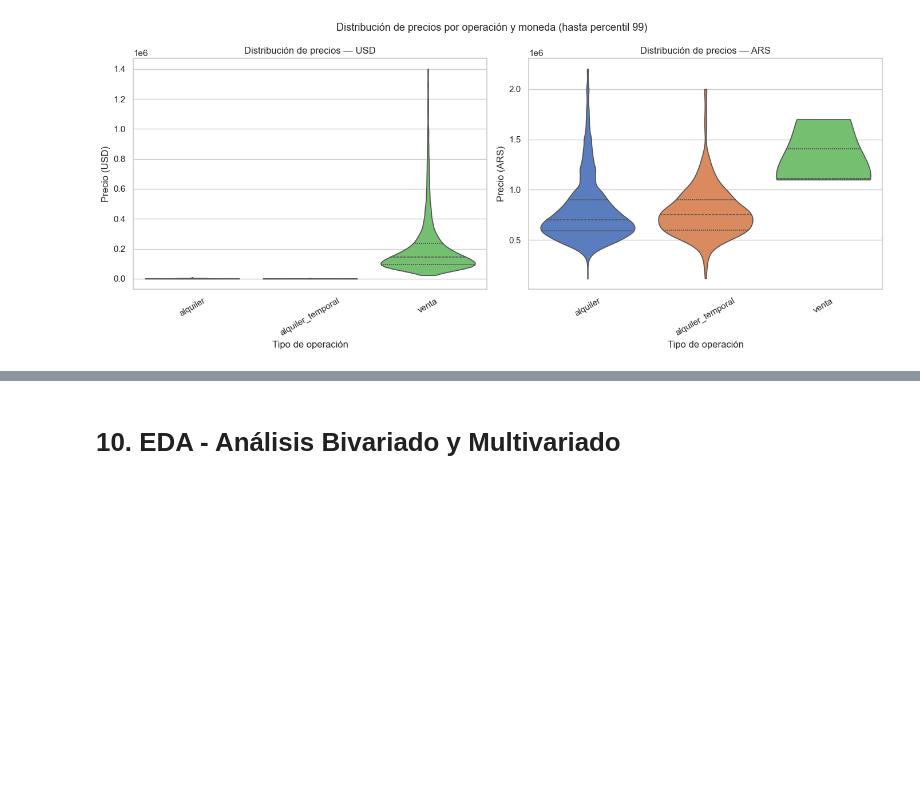
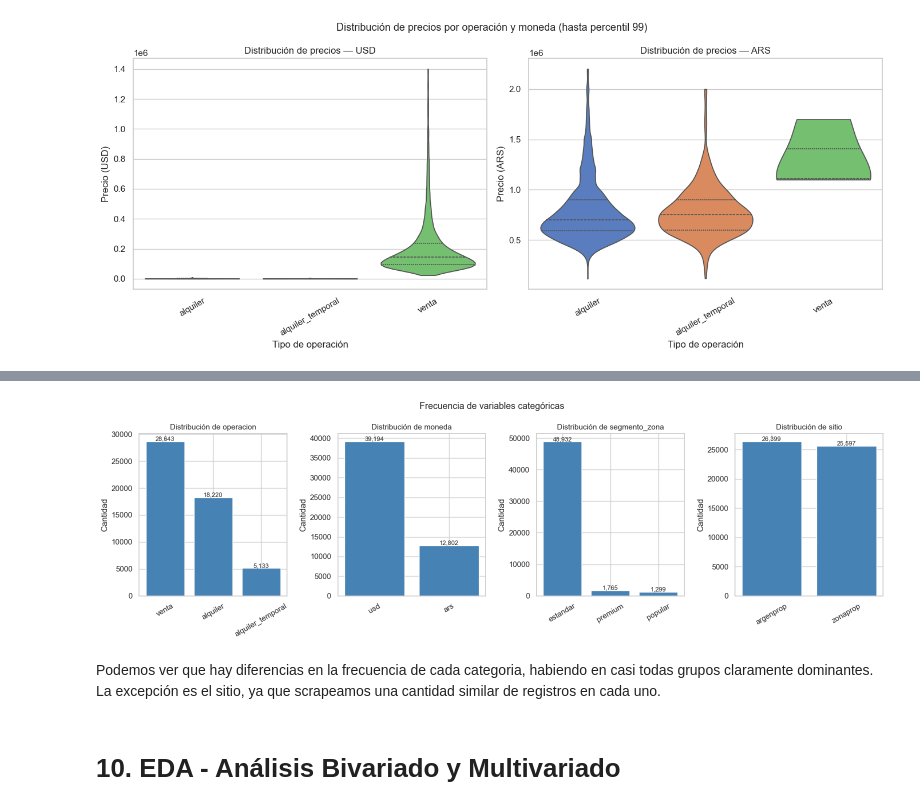
Before and after one commit to clararodriguezacevedo/descriptiva-real-estate, a Jupyter notebook: notebooks/eda.ipynb, the cells around one changed output, grey strips where cells are left out. Cells and saved outputs as stored; diff of their text form; code cells hidden in the pictures; blank space fills up the shorter version.

Commit message:
minor fixes + further graphical analysis

```diff
--- a/notebooks/eda.ipynb
+++ b/notebooks/eda.ipynb
@@ -1782,3 +1807,18 @@ plt.tight_layout()
 plt.show()
 # %% [output]
 [figure]
+# %%
+# Frecuencias de variables categóricas clave
+categoricas = ['operacion', 'moneda', 'barrio_oficial', 'segmento_zona', 'sitio']
+
+for col in categoricas:
+    if col not in df_final.columns:
+        continue
+
+    freq = df_final[col].value_counts().reset_index()
+    freq.columns = [col, 'cantidad']
+    freq['porcentaje (%)'] = (freq['cantidad'] / len(df_final) * 100).round(1)
+
+    print(f"\n{'='*50}")
+    print(f"Variable: {col} — {df_final[col].nunique()} categorías únicas")
+    print(freq.to_string(index=False))
@@ -1785,3 +1843,28 @@ plt.show()
+# %%
+# Gráfico de frecuencias para las variables con pocas categorías
+cols_grafico = ['operacion', 'moneda', 'segmento_zona', 'sitio']
+
+fig, axes = plt.subplots(1, len(cols_grafico), figsize=(16, 5))
+
+for ax, col in zip(axes, cols_grafico):
+    if col not in df_final.columns:
+        ax.set_visible(False)
+        continue
+    freq = df_final[col].value_counts()
+    ax.bar(freq.index, freq.values, color='steelblue', edgecolor='white')
+    ax.set_title(f'Distribución de {col}', fontsize=11)
+    ax.set_ylabel('Cantidad')
+    ax.tick_params(axis='x', rotation=30)
+    for i, v in enumerate(freq.values):
+        ax.text(i, v + len(df_final)*0.003, f'{v:,}', ha='center', fontsize=9)
+
+plt.suptitle('Frecuencia de variables categóricas', fontsize=13)
+plt.tight_layout()
+plt.show()
+# %% [output]
+[figure, added]
+# %% [markdown]
+Podemos ver que hay diferencias en la frecuencia de cada categoria, habiendo en casi todas grupos claramente dominantes. La excepción es el sitio, ya que scrapeamos una cantidad similar de registros en cada uno.
 # %% [markdown]
 # 10. EDA - Análisis Bivariado y Multivariado
 # %%
```
Also changed, not shown: parts of 61 cells of this notebook.
